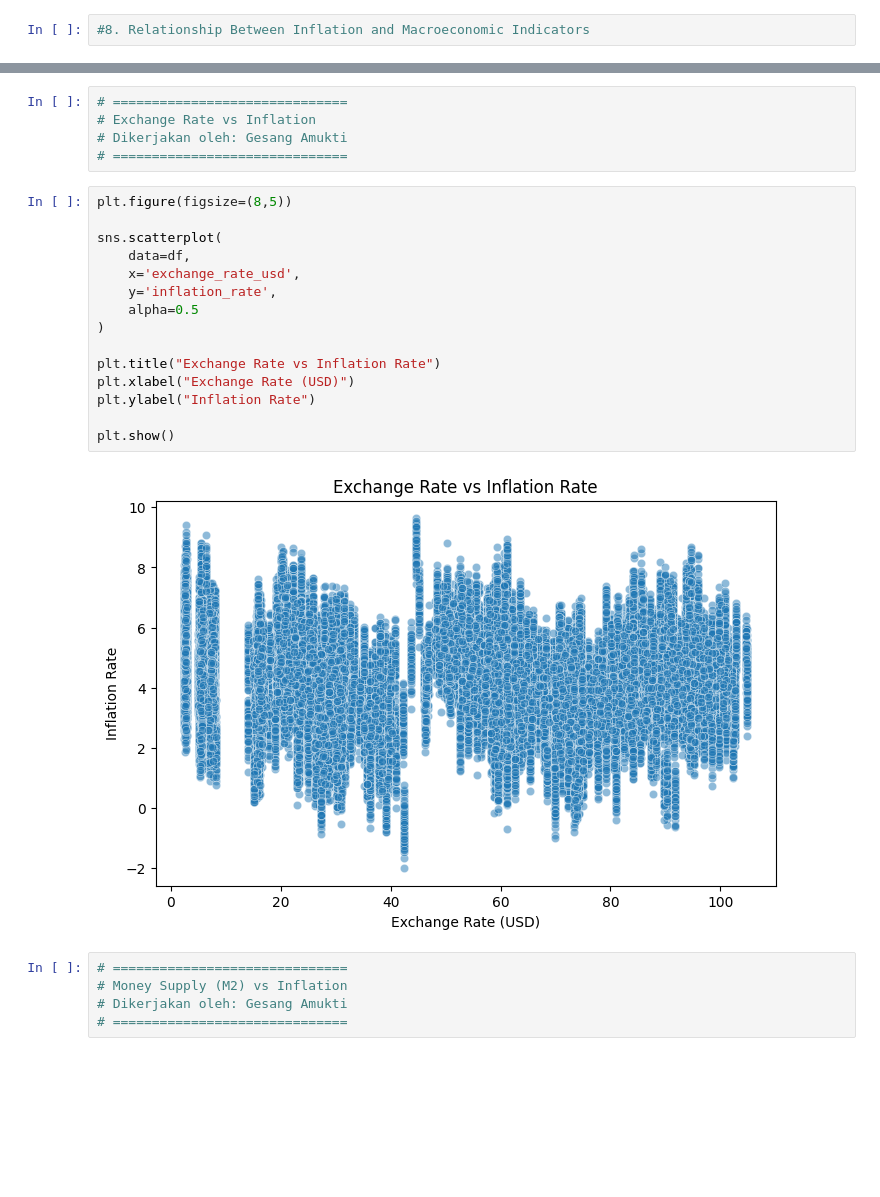
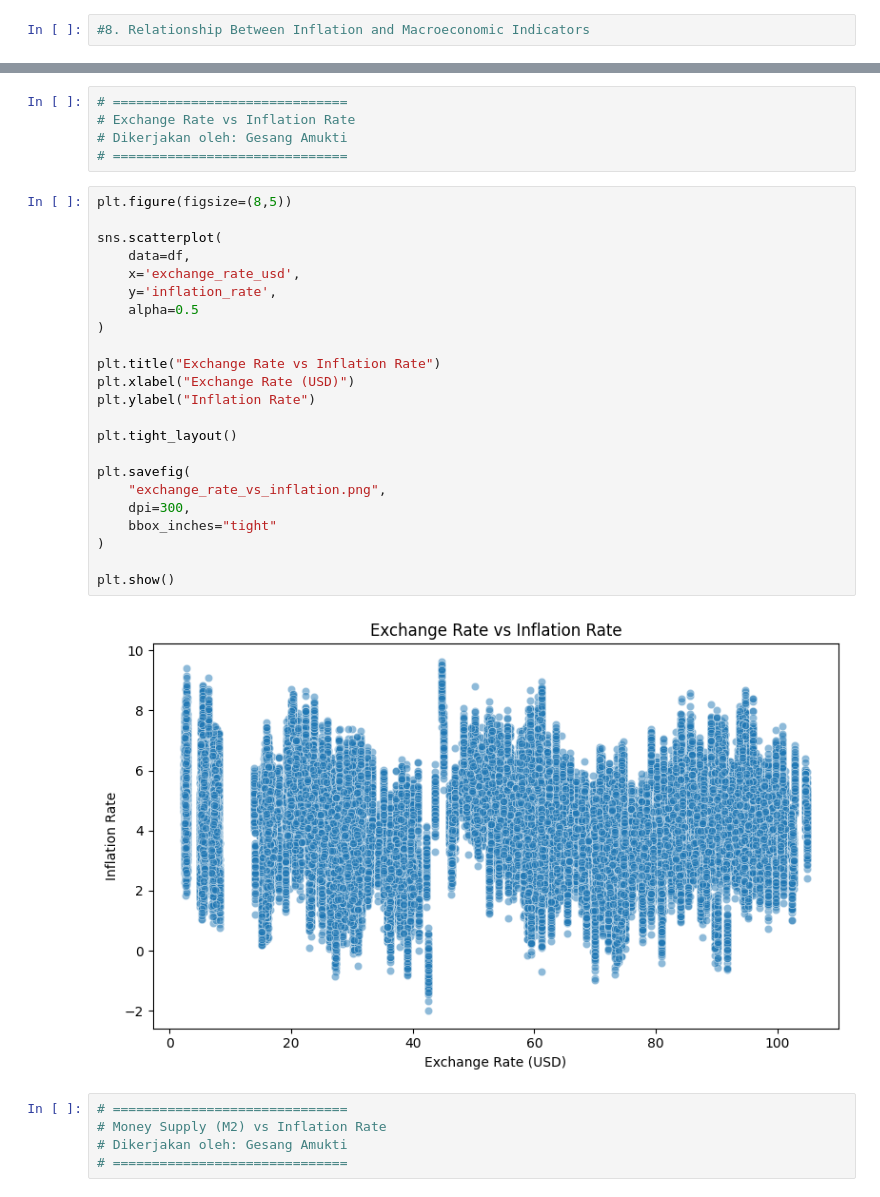
Before and after one commit to gesangamukti/global-inflation-analysis, a Jupyter notebook: globalinflationanalysispost-covid-eda-insight.ipynb, the cells around one changed output, grey strips where cells are left out. Saved outputs shown, nothing was run; the diff lists cells and outputs as text; blank space fills up the shorter version.

```diff
--- a/globalinflationanalysispost-covid-eda-insight.ipynb
+++ b/globalinflationanalysispost-covid-eda-insight.ipynb
@@ -272,28 +310,36 @@ plt.show()
 # %%
 # ==============================
-# Exchange Rate vs Inflation
+# Exchange Rate vs Inflation Rate
 # Dikerjakan oleh: Gesang Amukti
 # ==============================
 # %%
 plt.figure(figsize=(8,5))
 
 sns.scatterplot(
     data=df,
     x='exchange_rate_usd',
     y='inflation_rate',
     alpha=0.5
 )
 
 plt.title("Exchange Rate vs Inflation Rate")
 plt.xlabel("Exchange Rate (USD)")
 plt.ylabel("Inflation Rate")
 
+plt.tight_layout()
+
+plt.savefig(
+    "exchange_rate_vs_inflation.png",
+    dpi=300,
+    bbox_inches="tight"
+)
+
 plt.show()
 # %% [output]
-[figure, old version]
+[figure, new version]
 # %%
 # ==============================
-# Money Supply (M2) vs Inflation
+# Money Supply (M2) vs Inflation Rate
 # Dikerjakan oleh: Gesang Amukti
 # ==============================
 # %%
```
Also changed, not shown: parts of 15 cells of this notebook.
